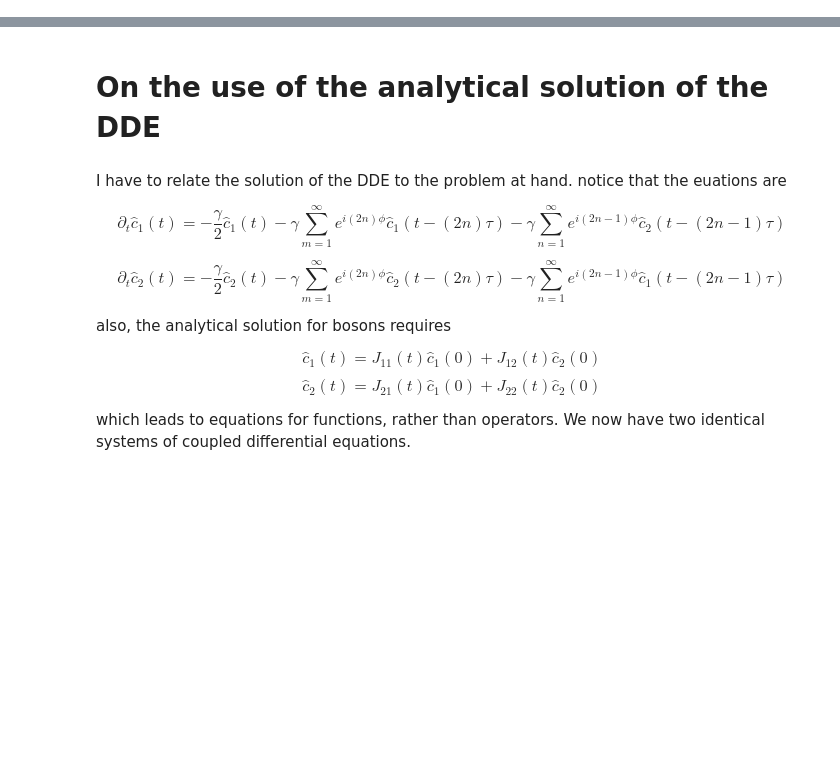
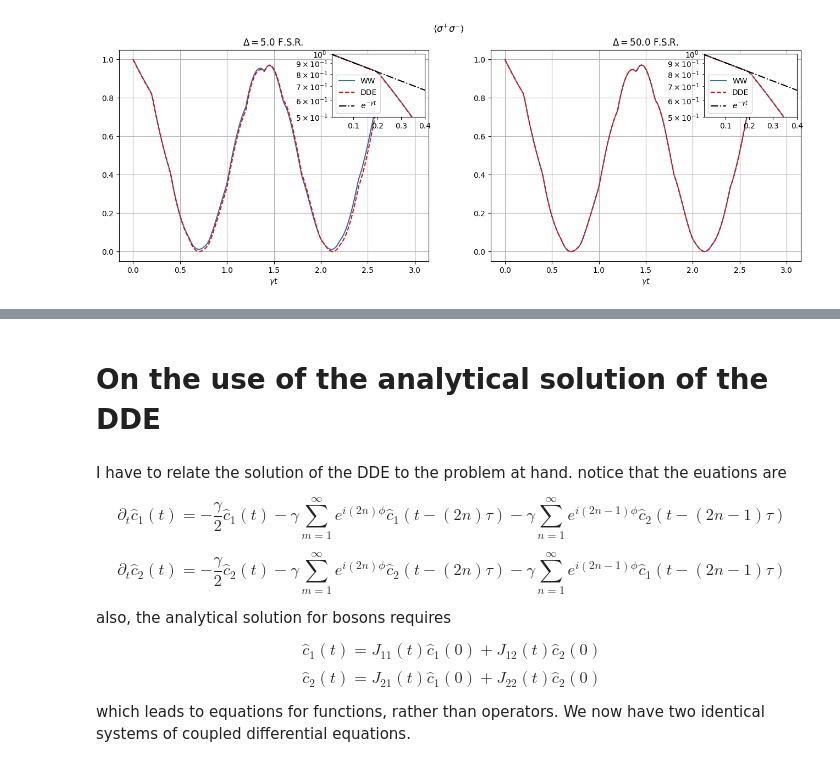
Before and after one commit to Taitoos2/non_markovian_qubit_swap, a Jupyter notebook: Idea_1.ipynb, the cells around one changed output, grey strips where cells are left out. Drawn from its saved outputs; the diff is of its cells as text; code cells hidden in the pictures; blank space fills up the shorter version.

Commit message:
added graph comparing dde vs ww and graph showing differences as number of modes

```diff
--- a/Idea_1.ipynb
+++ b/Idea_1.ipynb
@@ -8,0 +33,45 @@ set_plot_style()
+# %%
+from typing import Optional
+
+def run_ww_simulation(t_max: Optional[float] = None , gamma :float = 0.1, Delta: float = 10.0 , L:float = 1, c: float = 1, n_steps: int = 201,n_modes=20):
+	tau=2*L/c
+	if t_max is None:
+		t_max = 25*tau
+	setup=EmittersInWaveguideMultiphotonWW(gamma=gamma,Delta=Delta,L=L,c=c,positions=[0.0], n_modes=n_modes, n_excitations=list(range(2)))
+	t,e = setup.evolve(t_max,n_steps=n_steps,initial_state="1")
+	return t,e
+
+def exp000(t_max: Optional[float] = None , gamma :float = 0.1, Delta_list: list = [10,50,100], L:float = 1, c: float = 1, n_steps: int = 201,n_modes=20):
+
+	'''' This experiment shows the piece-wise natura of the dynamics, plus the importance of where to place the qubit in the spectrum of the cavity. '''
+	tau = 2*L/c
+	if t_max is None:
+		t_max = 25*tau
+	fig,axs = plt.subplots(1,len(Delta_list),figsize=(8*len(Delta_list),5))
+
+	for i,Delta in enumerate(Delta_list):
+		phi = 2*np.pi*Delta
+		t,e = run_ww_simulation(t_max=t_max,gamma=gamma,Delta=Delta,L=L,c=c,n_modes=n_modes,n_steps=n_steps)
+		J = DDE_analytical(gamma=gamma,phi=phi,tau=tau,t=t)
+		axs[i].plot(gamma*t,e,label='Wigner-Weisskopf')
+		axs[i].plot(gamma*t,np.abs(J)**2,'r--',label='DDE')
+		axins = inset_axes(axs[i],width="30%",height="30%",loc="upper right")
+		axins.plot(gamma*t,e,label='WW')
+		axins.plot(gamma*t,np.abs(J)**2,'r--',label='DDE')
+		axins.plot(gamma*t,np.exp(-gamma*t),'k-.',label=r"$ e^{-\gamma t} $")
+		axins.set_yscale('log')
+		axins.set_xlim(1e-2,2*gamma*tau)
+		axins.set_ylim(0.5,1)
+		axins.legend()
+
+		axins.set_yscale('log')
+		axs[i].set_xlabel(r"$\gamma t $")
+		axs[i].set_title(rf"$ \Delta = {Delta:.1f}$ F.S.R. ")
+		axs[i].grid()
+		fig.suptitle(r"$\langle \sigma^{+}\sigma^{-} \rangle $")
+		fig.tight_layout
+	plt.show()
+# %%
+exp000(gamma=0.1,n_modes=100,Delta_list=[5,50],t_max=30)
+# %% [output]
+[figure, added]
```
Also changed, not shown: parts of 7 cells of this notebook.
